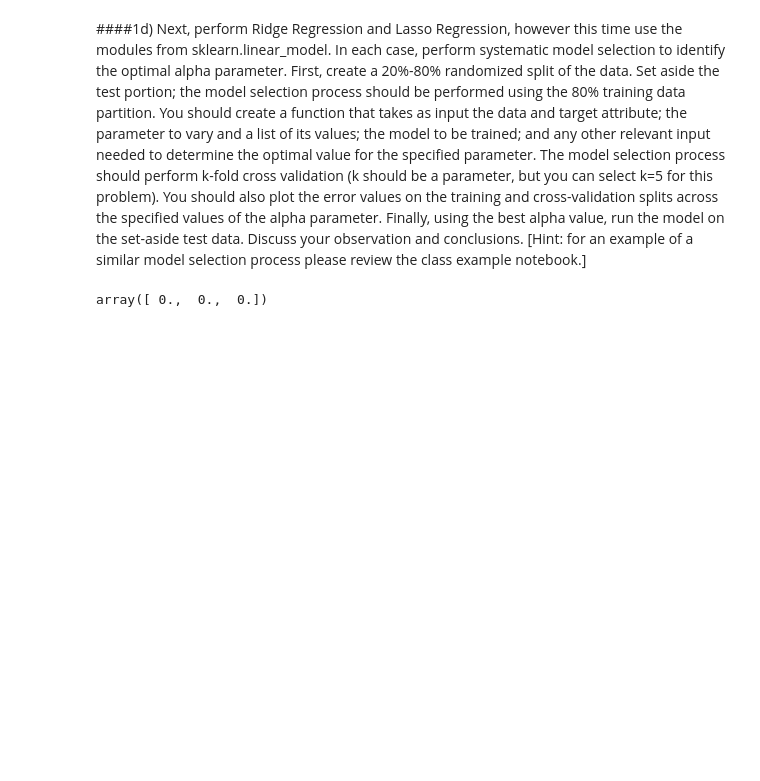
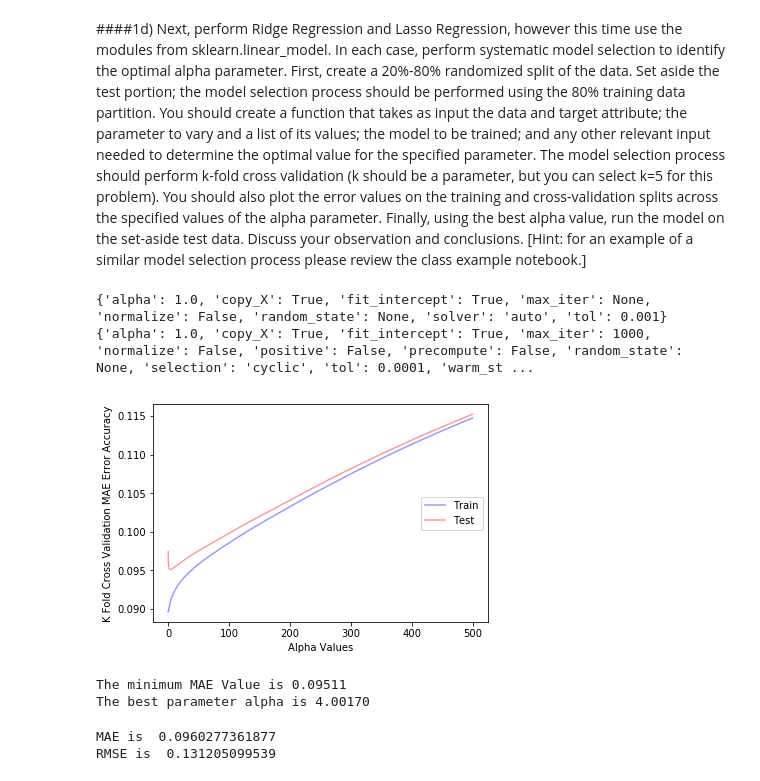
Before and after one commit to kyloop/CSC_478_Programming_Machine_Learning, a Jupyter notebook: 1a.b.c.d.ipynb, the cells around one changed output. Drawn from its saved outputs; the diff is of its cells as text; code cells hidden in the pictures; blank space fills up the shorter version.

```diff
--- a/1a.b.c.ipynb
+++ b/1a.b.c.d.ipynb
@@ -333,9 +325,23 @@ NumStreet        172.049431351
 # %%
 import numpy as np
 import pandas as pd
+from sklearn.linear_model import LinearRegression, Lasso, Ridge, ElasticNet, SGDRegressor
+from sklearn.metrics import mean_absolute_error
+from sklearn.cross_validation import KFold
 import matplotlib.pyplot as plt
 %matplotlib inline
+
+#Assign Ridge Regression and Lasso Regression
+ridreg = Ridge()
+lasreg = Lasso()
-# %%
-np.zeros(3)
-# %% [output]
-array([ 0.,  0.,  0.])
+# %%
+from sklearn.cross_validation import train_test_split
+#Split the train (80%) and test(20%) dataset
+x_train, x_test, y_train, y_test = train_test_split(x1, y1.T, test_size=0.2, random_state=55)
+# %%
+#Check Ridge Regression parameters
+print (ridreg.get_params())
+print (lasreg.get_params())
+# %% [output]
+{'alpha': 1.0, 'copy_X': True, 'fit_intercept': True, 'max_iter': None, 'normalize': False, 'random_state': None, 'solver': 'auto', 'tol': 0.001}
+{'alpha': 1.0, 'copy_X': True, 'fit_intercept': True, 'max_iter': 1000, 'normalize': False, 'positive': False, 'precompute': False, 'random_state': None, 'selection': 'cyclic', 'tol': 0.0001, 'warm_st ...
@@ -341,0 +393,33 @@ array([ 0.,  0.,  0.])
+# %%
+#Create parameter : alpha value list
+alpha= np.linspace(0.0001,500,2500)
+
+#Set up the function entries
+x = x_train #80% of the original dataset
+y = y_train
+clf = ridreg #Ridge Regression model
+param_values = alpha  #Parameter: alpha values
+param_name = 'alpha' #Parameter name
+K = 5 #Number of KFold
+
+#Call the calc_params function for Ridge Regression
+a,b,c,d=calc_params(x, y, clf, param_values, param_name,K)
+print('The minimum MAE Value is %0.5f'% (c))
+print('The best parameter alpha is %0.5f'%(d))
+# %% [output]
+[figure, added]
+The minimum MAE Value is 0.09511
+The best parameter alpha is 4.00170
+# %%
+#Use the Best parameter: alpha run for the 20% Test Set
+ridreg.set_params(alpha=4.00170) #Use the best parameter: alpha for predicting the test set
+ridreg.fit(x_train,y_train)
+test_predict = ridreg.predict(x_test)
+MAE=mean_absolute_error(y_test,test_predict) #Mean Absolute Error of test set
+err= test_predict - y_test
+rmse=np.sqrt(np.dot(err,err)/len(y_test))
+print('MAE is ', MAE)
+print('RMSE is ', rmse)
+# %% [output]
+MAE is  0.0960277361877
+RMSE is  0.131205099539
```
Also changed, not shown: parts of 9 cells of this notebook, 1 other file.
